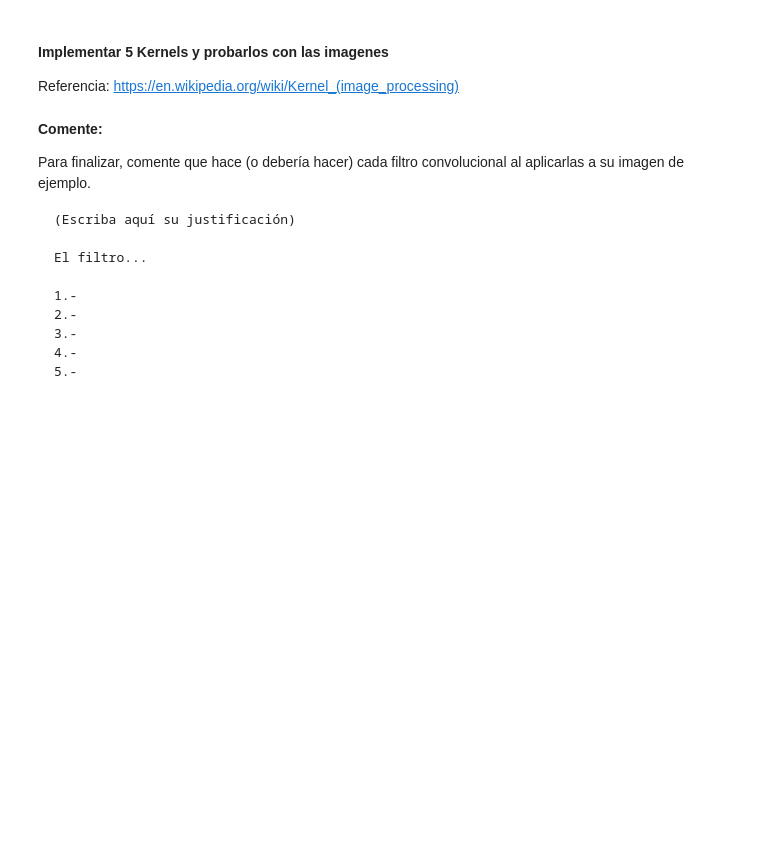
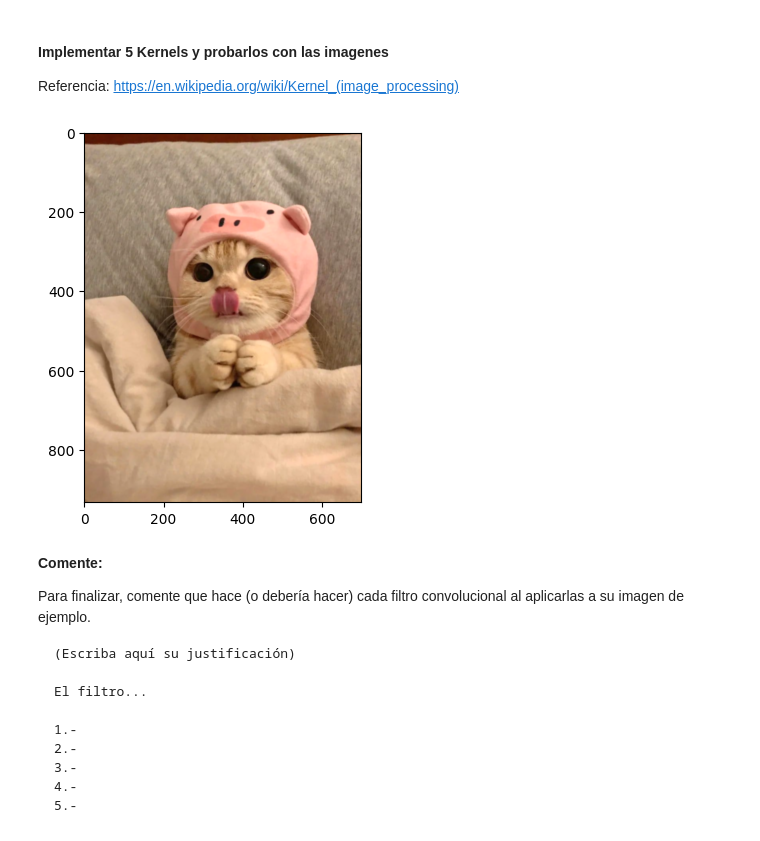
Before and after one commit to fco-marquez/MDS7202_Free_Riders, a Jupyter notebook: Lab2/Lab2_enunciado.ipynb, the cells around one changed output. Saved outputs shown, nothing was run; the diff lists cells and outputs as text; code cells hidden in the pictures; blank space fills up the shorter version.

```diff
--- a/Lab2/Lab2_enunciado.ipynb
+++ b/Lab2/Lab2_enunciado.ipynb
@@ -661,3 +732,24 @@ lib.conv_channel(gatito, kernel_1).show()
+# %%
+# Convolución
+kernel_1 = np.array([[-1, -1,  -1],
+                     [-1,  8,  -1],
+                     [-1, -1,  -1]])
+kernel_2 = np.array([[1,  0, -1],
+                     [1,  0, -1],
+                     [1,  0, -1]])
+kernel_3 = np.array([[1,  1,  1],
+                     [0,  0,  0],
+                     [-1, -1, -1]])
+kernel_4 = np.array([[0,  1,  0],
+                     [1, -4,  1],
+                     [0,  1,  0]])
+kernel_5 = np.array([[1,  1,  1],
+                     [1,  1,  1],
+                     [1,  1,  1]]) / 8
+
+lib.conv_channel(gatito, kernel_5).show()
+# %% [output]
+[figure, added]
 # %% [markdown]
 **Comente:**
 
```
Also changed, not shown: parts of 7 cells of this notebook.
